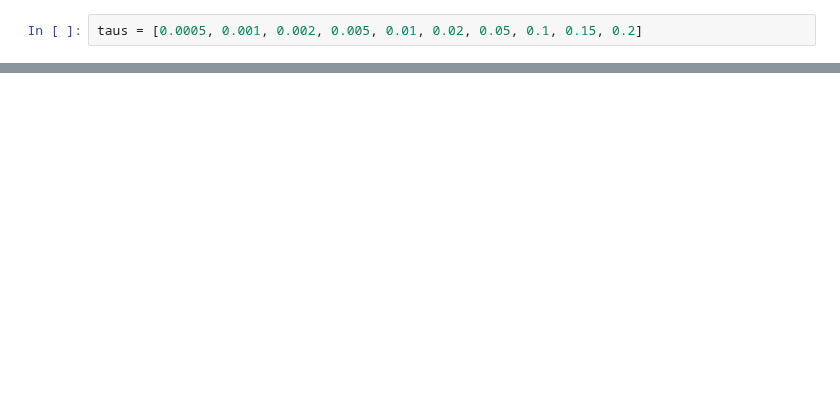
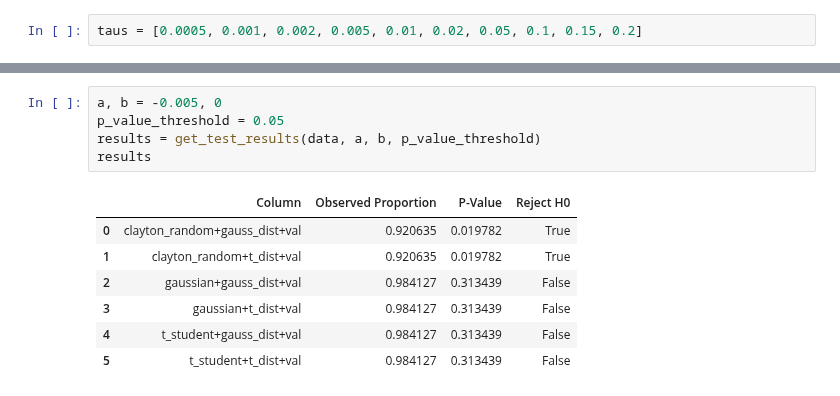
Before and after one commit to mkowalewski1282/portfolio_analysis, a Jupyter notebook: validation_analysis.ipynb, the cells around one changed output, grey strips where cells are left out. Cells and saved outputs as stored; diff of their text form; blank space fills up the shorter version.

Commit message:
tests done

```diff
--- a/validation_analysis.ipynb
+++ b/validation_analysis.ipynb
@@ -175,0 +105,13 @@ for model_idx in range(12):
+# %%
+a, b = -0.005, 0
+p_value_threshold = 0.05
+results = get_test_results(data, a, b, p_value_threshold)
+results
+# %% [output]
+|  | Column | Observed Proportion | P-Value | Reject H0 |
+| 0 | clayton_random+gauss_dist+val | 0.920635 | 0.019782 | True |
+| 1 | clayton_random+t_dist+val | 0.920635 | 0.019782 | True |
+| 2 | gaussian+gauss_dist+val | 0.984127 | 0.313439 | False |
+| 3 | gaussian+t_dist+val | 0.984127 | 0.313439 | False |
+| 4 | t_student+gauss_dist+val | 0.984127 | 0.313439 | False |
+| 5 | t_student+t_dist+val | 0.984127 | 0.313439 | False |
```
Also changed, not shown: parts of 14 cells of this notebook.
